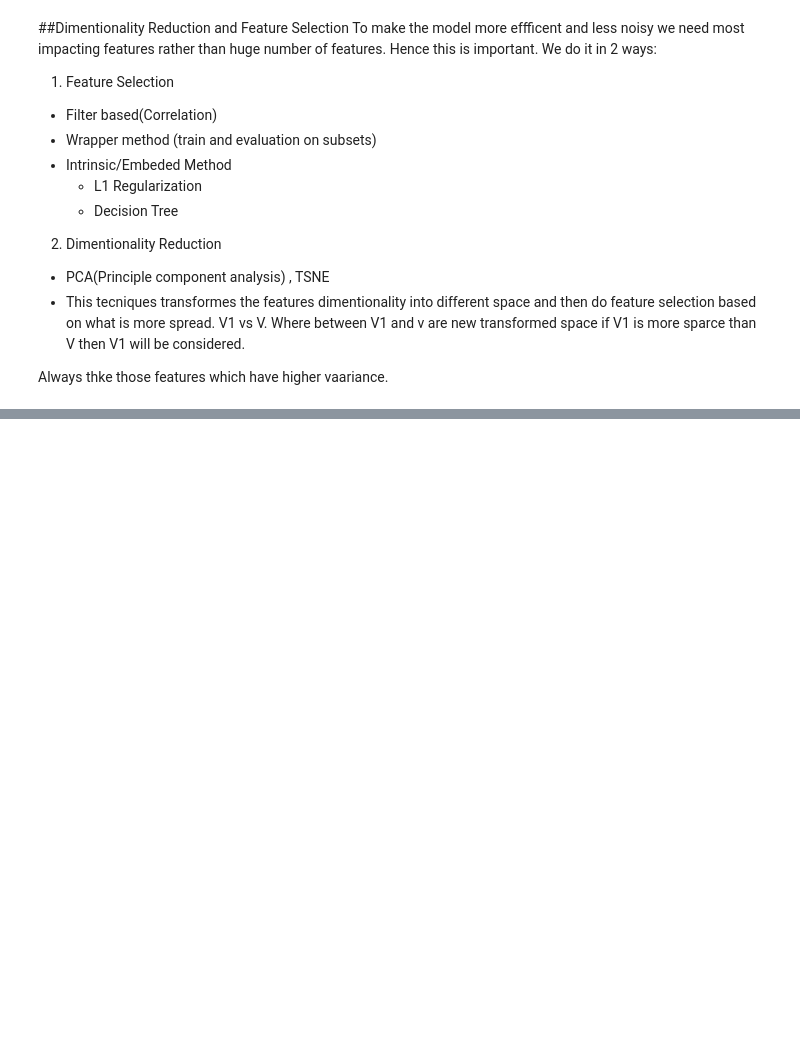
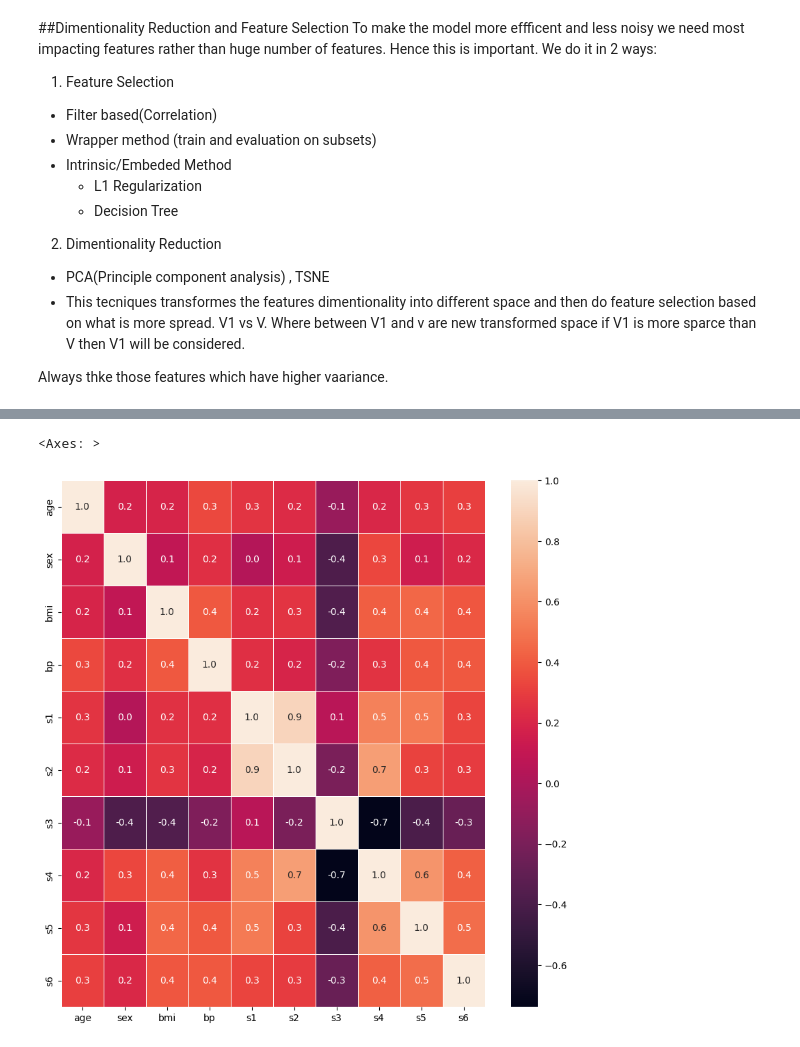
Before and after one commit to skp163/AlphaML, a Jupyter notebook: AlphaMl_notebook.ipynb, the cells around one changed output, grey strips where cells are left out. Drawn from its saved outputs; the diff is of its cells as text; code cells hidden in the pictures; blank space fills up the shorter version.

```diff
--- a/AlphaMl_notebook.ipynb
+++ b/AlphaMl_notebook.ipynb
@@ -1190,0 +1457,3 @@ formula (xi - Xmean)*(Zi-Zmean) / n - 1 : if the result is positive then both va
+# %%
+x_pd = pd.DataFrame(x, columns=feature_names)
+x_pd.head(10)
@@ -1190,0 +1490,7 @@ formula (xi - Xmean)*(Zi-Zmean) / n - 1 : if the result is positive then both va
+# %%
+#correlation map
+f,ax = plt.subplots(figsize=(10, 10))
+sns.heatmap(x_pd.corr(), annot=True, linewidths=.5, fmt= '.1f',ax=ax)
+# %% [output]
+<Axes: >
+[figure, added]
```
Also changed, not shown: parts of 62 cells of this notebook, 1 other file.
